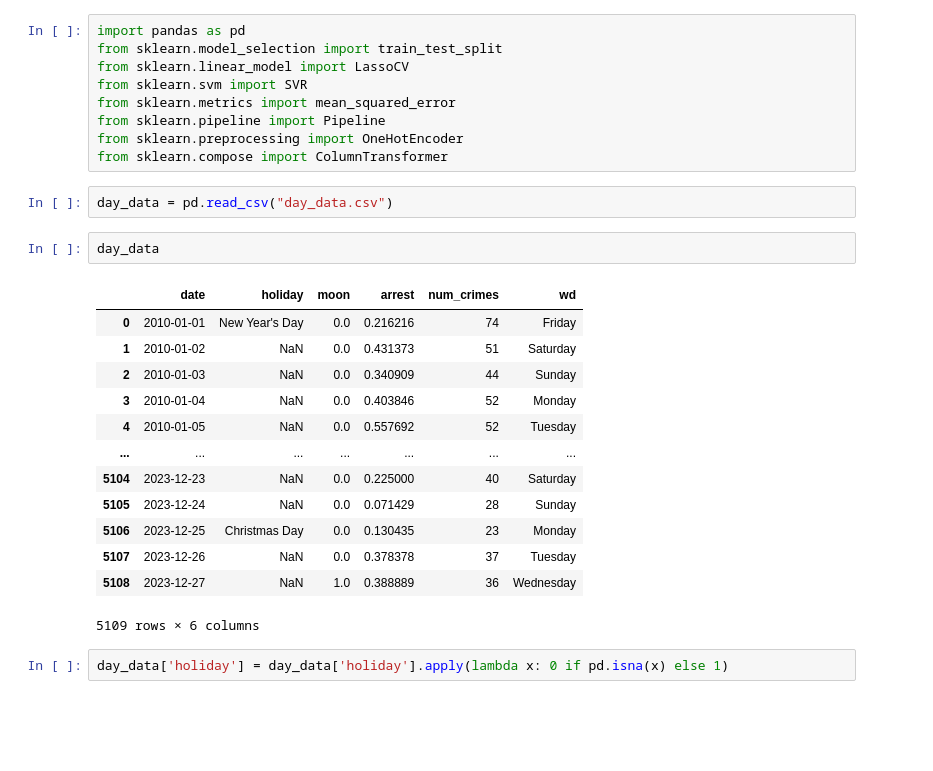
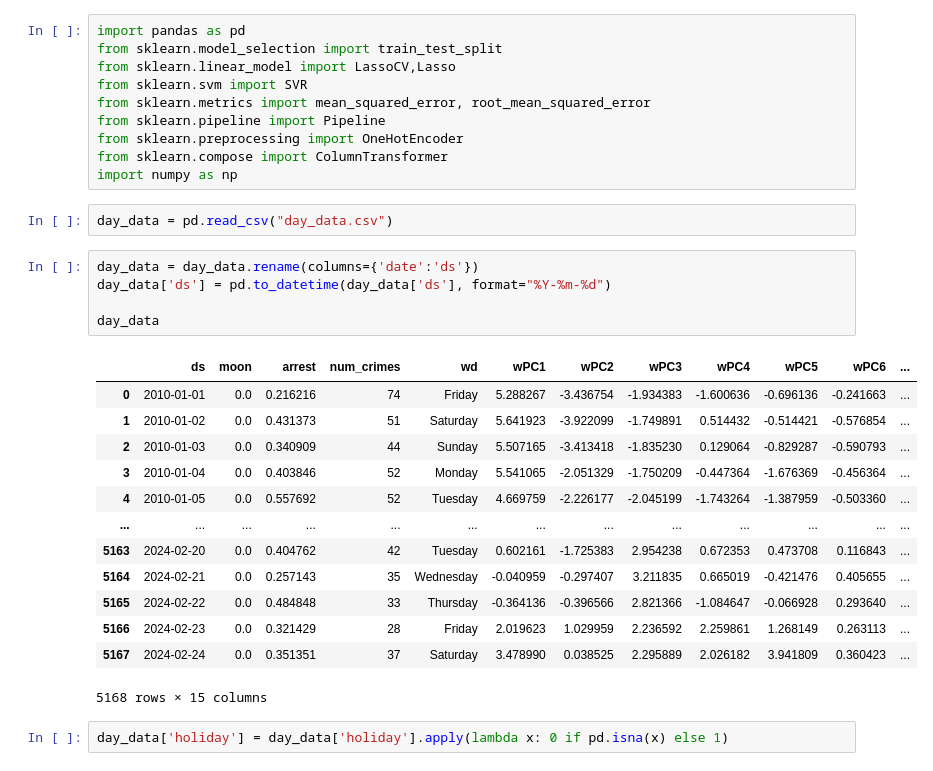
Before and after one commit to ZayneHMaughan/Case_StudyBYU, a Jupyter notebook: model.ipynb, the cells around one changed output. Cells and saved outputs as stored; diff of their text form; blank space fills up the shorter version.

Commit message:
fix the model

```diff
--- a/model.ipynb
+++ b/model.ipynb
@@ -1,29 +1,33 @@
 # %%
 import pandas as pd
 from sklearn.model_selection import train_test_split
-from sklearn.linear_model import LassoCV
+from sklearn.linear_model import LassoCV,Lasso
 from sklearn.svm import SVR
-from sklearn.metrics import mean_squared_error
+from sklearn.metrics import mean_squared_error, root_mean_squared_error
 from sklearn.pipeline import Pipeline
 from sklearn.preprocessing import OneHotEncoder
 from sklearn.compose import ColumnTransformer
+import numpy as np
 # %%
 day_data = pd.read_csv("day_data.csv")
-# %%
-day_data
-# %% [output]
-|  | date | holiday | moon | arrest | num_crimes | wd |
-| 0 | 2010-01-01 | New Year's Day | 0.0 | 0.216216 | 74 | Friday |
-| 1 | 2010-01-02 | NaN | 0.0 | 0.431373 | 51 | Saturday |
-| 2 | 2010-01-03 | NaN | 0.0 | 0.340909 | 44 | Sunday |
-| 3 | 2010-01-04 | NaN | 0.0 | 0.403846 | 52 | Monday |
-| 4 | 2010-01-05 | NaN | 0.0 | 0.557692 | 52 | Tuesday |
-| ... | ... | ... | ... | ... | ... | ... |
-| 5104 | 2023-12-23 | NaN | 0.0 | 0.225000 | 40 | Saturday |
-| 5105 | 2023-12-24 | NaN | 0.0 | 0.071429 | 28 | Sunday |
-| 5106 | 2023-12-25 | Christmas Day | 0.0 | 0.130435 | 23 | Monday |
-| 5107 | 2023-12-26 | NaN | 0.0 | 0.378378 | 37 | Tuesday |
-| 5108 | 2023-12-27 | NaN | 1.0 | 0.388889 | 36 | Wednesday |
-5109 rows × 6 columns
+# %%
+day_data = day_data.rename(columns={'date':'ds'})
+day_data['ds'] = pd.to_datetime(day_data['ds'], format="%Y-%m-%d")
+
+day_data
+# %% [output]
+|  | ds | moon | arrest | num_crimes | wd | wPC1 | wPC2 | wPC3 | wPC4 | wPC5 | wPC6 | ... |
+| 0 | 2010-01-01 | 0.0 | 0.216216 | 74 | Friday | 5.288267 | -3.436754 | -1.934383 | -1.600636 | -0.696136 | -0.241663 | ... |
+| 1 | 2010-01-02 | 0.0 | 0.431373 | 51 | Saturday | 5.641923 | -3.922099 | -1.749891 | 0.514432 | -0.514421 | -0.576854 | ... |
+| 2 | 2010-01-03 | 0.0 | 0.340909 | 44 | Sunday | 5.507165 | -3.413418 | -1.835230 | 0.129064 | -0.829287 | -0.590793 | ... |
+| 3 | 2010-01-04 | 0.0 | 0.403846 | 52 | Monday | 5.541065 | -2.051329 | -1.750209 | -0.447364 | -1.676369 | -0.456364 | ... |
+| 4 | 2010-01-05 | 0.0 | 0.557692 | 52 | Tuesday | 4.669759 | -2.226177 | -2.045199 | -1.743264 | -1.387959 | -0.503360 | ... |
+| ... | ... | ... | ... | ... | ... | ... | ... | ... | ... | ... | ... | ... |
+| 5163 | 2024-02-20 | 0.0 | 0.404762 | 42 | Tuesday | 0.602161 | -1.725383 | 2.954238 | 0.672353 | 0.473708 | 0.116843 | ... |
+| 5164 | 2024-02-21 | 0.0 | 0.257143 | 35 | Wednesday | -0.040959 | -0.297407 | 3.211835 | 0.665019 | -0.421476 | 0.405655 | ... |
+| 5165 | 2024-02-22 | 0.0 | 0.484848 | 33 | Thursday | -0.364136 | -0.396566 | 2.821366 | -1.084647 | -0.066928 | 0.293640 | ... |
+| 5166 | 2024-02-23 | 0.0 | 0.321429 | 28 | Friday | 2.019623 | 1.029959 | 2.236592 | 2.259861 | 1.268149 | 0.263113 | ... |
+| 5167 | 2024-02-24 | 0.0 | 0.351351 | 37 | Saturday | 3.478990 | 0.038525 | 2.295889 | 2.026182 | 3.941809 | 0.360423 | ... |
+5168 rows × 15 columns
 # %%
 day_data['holiday'] = day_data['holiday'].apply(lambda x: 0 if pd.isna(x) else 1)
```
Also changed, not shown: parts of 19 cells of this notebook, 1 other file.
